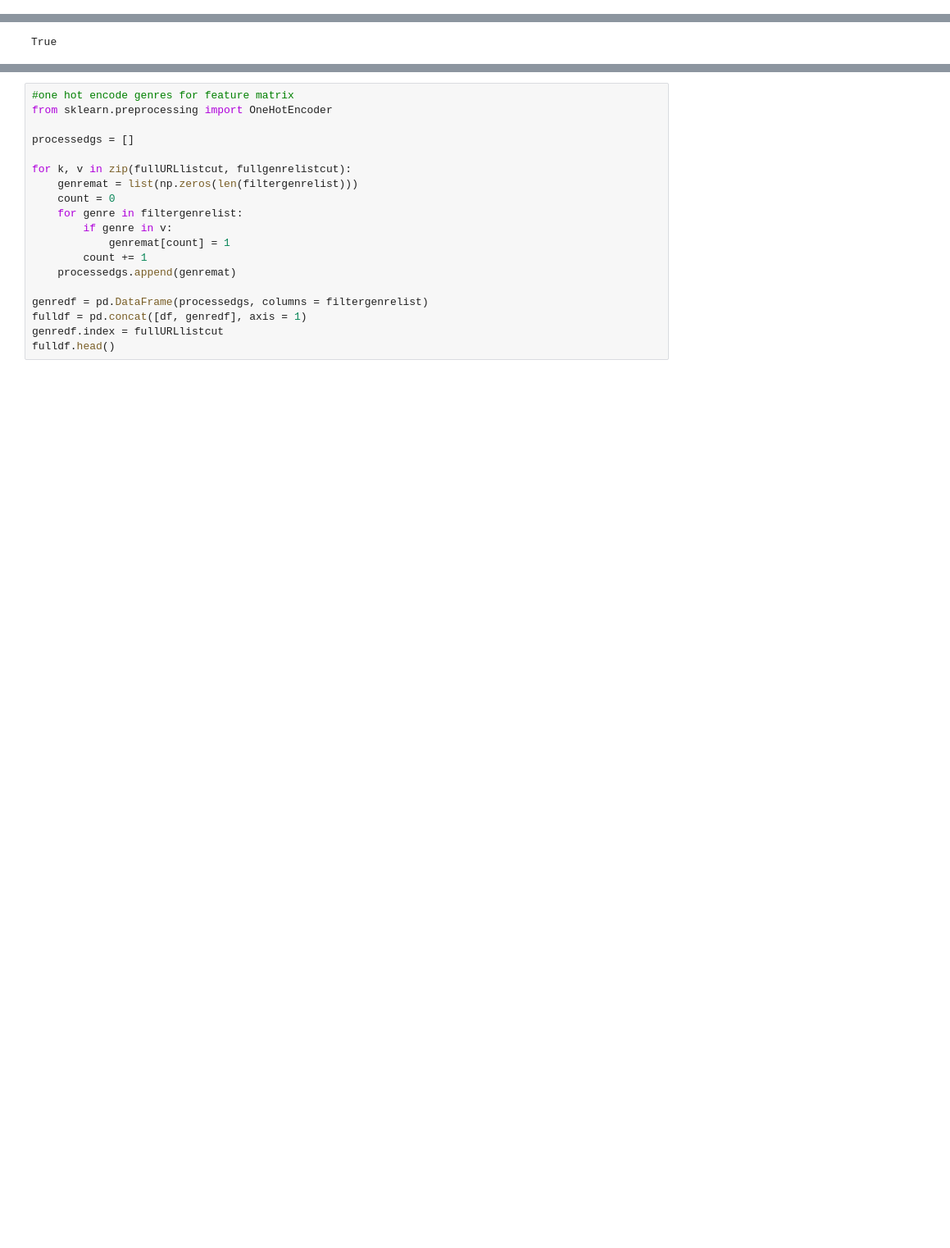
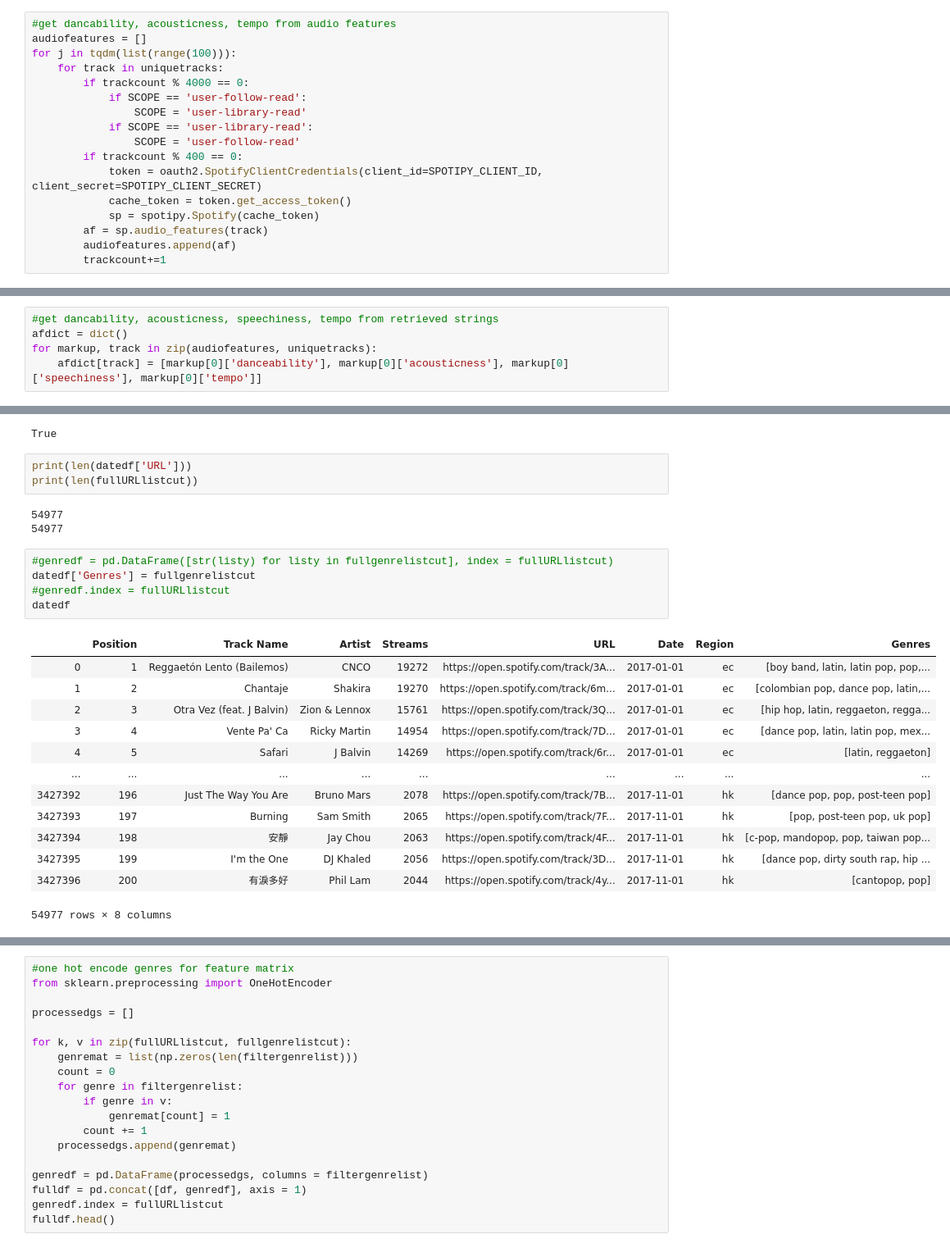
Before and after one commit to brp616/Spotify-Temperature-Project, a Jupyter notebook: FinalProject.ipynb, the cells around one changed output, grey strips where cells are left out. Shown at 82% size. Cells and saved outputs as stored; diff of their text form; blank space fills up the shorter version.

```diff
--- a/FinalProject.ipynb
+++ b/FinalProject.ipynb
@@ -118,0 +369,17 @@ print(len(uniquetrackids)) #should work, verified same # tracks in uniquetracks,
+# %%
+#get dancability, acousticness, tempo from audio features
+audiofeatures = []
+for j in tqdm(list(range(100))):
+    for track in uniquetracks:
+        if trackcount % 4000 == 0:
+            if SCOPE == 'user-follow-read':
+                SCOPE = 'user-library-read'
+            if SCOPE == 'user-library-read':
+                SCOPE = 'user-follow-read'
+        if trackcount % 400 == 0:
+            token = oauth2.SpotifyClientCredentials(client_id=SPOTIPY_CLIENT_ID, client_secret=SPOTIPY_CLIENT_SECRET)
+            cache_token = token.get_access_token()
+            sp = spotipy.Spotify(cache_token)
+        af = sp.audio_features(track)
+        audiofeatures.append(af)
+        trackcount+=1
@@ -118,0 +576,5 @@ print(len(uniquetrackids)) #should work, verified same # tracks in uniquetracks,
+# %%
+#get dancability, acousticness, speechiness, tempo from retrieved strings
+afdict = dict()
+for markup, track in zip(audiofeatures, uniquetracks):
+    afdict[track] = [markup[0]['danceability'], markup[0]['acousticness'], markup[0]['speechiness'], markup[0]['tempo']]
@@ -246,3 +906,28 @@ fullgenrelistcut = fullgenrelist[0:len(datedf['URL'])]
 set(fullURLlistcut) == set(datedf['URL']) #great
 # %% [output]
 True
+# %%
+print(len(datedf['URL']))
+print(len(fullURLlistcut))
+# %% [output]
+54977
+54977
+# %%
+#genredf = pd.DataFrame([str(listy) for listy in fullgenrelistcut], index = fullURLlistcut)
+datedf['Genres'] = fullgenrelistcut
+#genredf.index = fullURLlistcut
+datedf
+# %% [output]
+|  | Position | Track Name | Artist | Streams | URL | Date | Region | Genres |
+| 0 | 1 | Reggaetón Lento (Bailemos) | CNCO | 19272 | https://open.spotify.com/track/3A... | 2017-01-01 | ec | [boy band, latin, latin pop, pop,... |
+| 1 | 2 | Chantaje | Shakira | 19270 | https://open.spotify.com/track/6m... | 2017-01-01 | ec | [colombian pop, dance pop, latin,... |
+| 2 | 3 | Otra Vez (feat. J Balvin) | Zion & Lennox | 15761 | https://open.spotify.com/track/3Q... | 2017-01-01 | ec | [hip hop, latin, reggaeton, regga... |
+| 3 | 4 | Vente Pa' Ca | Ricky Martin | 14954 | https://open.spotify.com/track/7D... | 2017-01-01 | ec | [dance pop, latin, latin pop, mex... |
+| 4 | 5 | Safari | J Balvin | 14269 | https://open.spotify.com/track/6r... | 2017-01-01 | ec | [latin, reggaeton] |
+| ... | ... | ... | ... | ... | ... | ... | ... | ... |
+| 3427392 | 196 | Just The Way You Are | Bruno Mars | 2078 | https://open.spotify.com/track/7B... | 2017-11-01 | hk | [dance pop, pop, post-teen pop] |
+| 3427393 | 197 | Burning | Sam Smith | 2065 | https://open.spotify.com/track/7F... | 2017-11-01 | hk | [pop, post-teen pop, uk pop] |
+| 3427394 | 198 | 安靜 | Jay Chou | 2063 | https://open.spotify.com/track/4F... | 2017-11-01 | hk | [c-pop, mandopop, pop, taiwan pop... |
+| 3427395 | 199 | I'm the One | DJ Khaled | 2056 | https://open.spotify.com/track/3D... | 2017-11-01 | hk | [dance pop, dirty south rap, hip ... |
+| 3427396 | 200 | 有淚多好 | Phil Lam | 2044 | https://open.spotify.com/track/4y... | 2017-11-01 | hk | [cantopop, pop] |
+54977 rows × 8 columns
```
Also changed, not shown: parts of 32 cells of this notebook.
